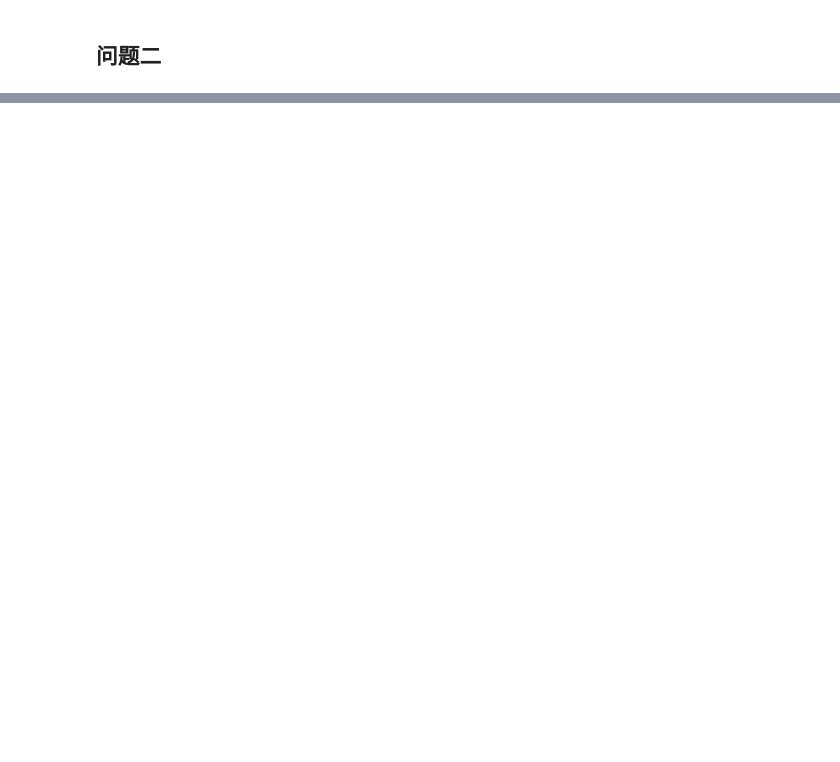
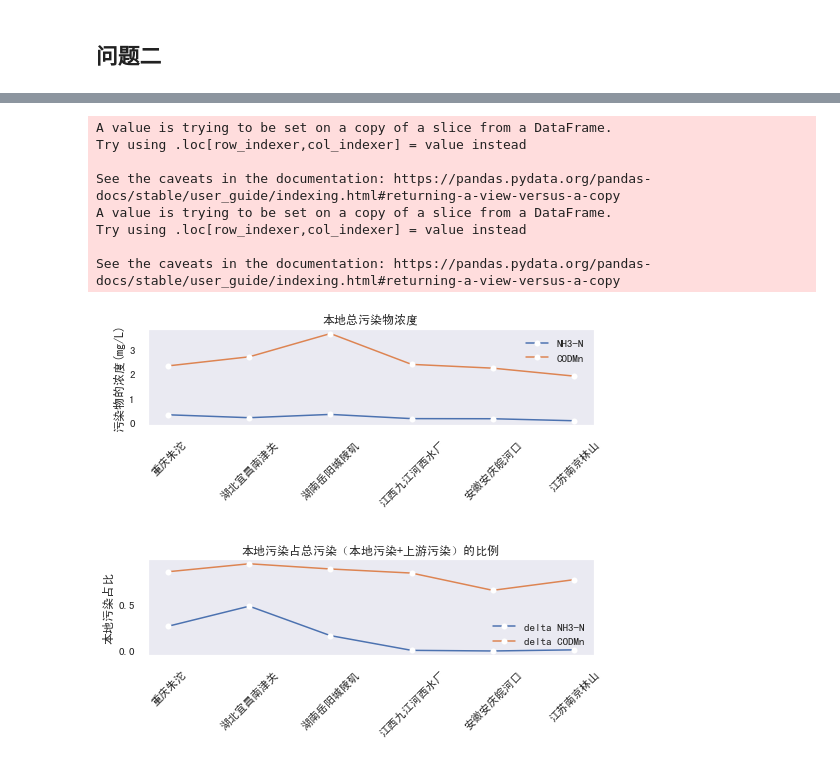
Before and after one commit to XuRui314/MathematicalModeling, a Jupyter notebook: 数模第一次练习.ipynb, the cells around one changed output, grey strips where cells are left out. Drawn from its saved outputs; the diff is of its cells as text; code cells hidden in the pictures; blank space fills up the shorter version.

```diff
--- a/数模第一次练习.ipynb
+++ b/数模第一次练习.ipynb
@@ -157,3 +172,12 @@ sns.histplot(data['NH'] , kde=True)
+# %%
+from matplotlib.font_manager import fontManager
+import matplotlib as mpl
+
+# 改style要在改font之前
+plt.style.use('seaborn')
+
+fontManager.addfont('SimHei .ttf')
+mpl.rc('font', family='SimHei')
 # %%
 # -*- coding: utf-8 -*-
 
@@ -322,67 +346,71 @@ import numpy as np
 from collections import Counter
 import matplotlib.pyplot as plt
 
-distance_df = pd.read_excel(station_info_path, sheet_name='站点间距离', sep='\t')
-velocity_df = pd.read_excel(station_info_path, sheet_name='水流速', sep='\t')
+velocity_df = pd.read_csv("speed.csv",encoding='gbk') # 编码注意一下
 
 date_lst = ['%s-%02d' % (i.year, i.month) for i in pd.date_range('2004-04', '2005-05', freq='m')]
-col_name_lst = ['年月', '点位名称', 'NH3-N', 'CODMn']
-station_lst = distance_df['站点'].tolist()
-data = data[data['断面情况'].str.contains('干流') & data['年月'].isin(date_lst)][col_name_lst]
+data_new = data[data['断面情况'].str.contains('干流') & data.index.isin(date_lst)][['点位名称','Mn','NH']] # 筛选一下数据
 
-coef = 0.2  # 降解系数
-distance_lst = distance_df['距离'].to_list()
+distance_lst = [0,950,1728,2123,2623,2787,3251]
 s_lst = [distance_lst[i] - distance_lst[i - 1] for i in range(1, len(distance_lst))]  # 相邻两站点的路程  单位：km
+
 df_result = pd.DataFrame()
+
 for i in range(len(date_lst)):
     now_date = date_lst[i]  # 当前的站点
-    tmp = data[data['年月'].str.contains(now_date)]
+    tmp = data_new[data_new.index.str.contains(now_date)]
     v_lst = velocity_df[velocity_df['年月'] == now_date].values[0][1:]  # 当前站的水流速 单位：m/s
     t_lst = [(1000 * s) / (v * 3600 * 24) for v, s in zip(v_lst[1:], s_lst)]
     rest = [0] + [pow(math.e, -0.2 * t) for t in t_lst]  # 上一个站到下一个站剩余的浓度
 
     # delta = 当前站的浓度-上一个站剩余的浓度，如果delta>0, 说明当前站的污染物来自两部分：上一站和当前站
     # (a - b)/a表示 本地污染占总污染（本地污染+上游污染）的比例
-    tmp['delta_CODMn'] = [round((a - b)/a, 2) if a - b > 0 else 0 for a, b in zip(tmp['CODMn'], rest)]
-    tmp['delta_NH3-N'] = [round((a - b)/a, 2) if a - b > 0 else 0 for a, b in zip(tmp['NH3-N'], rest)]
+    tmp['delta_CODMn'] = [round((a - b)/a, 2) if a - b > 0 else 0 for a, b in zip(tmp['Mn'], rest)]
+    tmp['delta_NH3-N'] = [round((a - b)/a, 2) if a - b > 0 else 0 for a, b in zip(tmp['NH'], rest)]
     df_result = df_result.append(tmp)
 
 # 画站点一年的均值图（柱状图）
 y_delta_CODMn_mean_lst = []
 y_delta_NH3_mean_lst = []
 y_CODMn_mean_lst = []
 y_NH3_mean_lst = []
 x = []
 for station_id in Counter(df_result['点位名称']).keys():
     if station_id != '四川攀枝花龙洞': # 去掉第一个站点，因为没有上一站点，所以无法判断污染物来自于上游还是本地
         df_tmp = df_result[df_result['点位名称'] == station_id]
         y_delta_CODMn_mean_lst.append(df_tmp['delta_CODMn'].mean())
         y_delta_NH3_mean_lst.append(df_tmp['delta_NH3-N'].mean())
-        y_CODMn_mean_lst.append(df_tmp['CODMn'].mean())
-        y_NH3_mean_lst.append(df_tmp['NH3-N'].mean())
+        y_CODMn_mean_lst.append(df_tmp['Mn'].mean())
+        y_NH3_mean_lst.append(df_tmp['NH'].mean())
         x.append(station_id)
 
 plt.figure()
-plt.subplot(2,1,1)
+plt.subplot(3,1,1)
 plt.plot(x, y_NH3_mean_lst, marker='o', mfc='w', label='NH3-N')
 plt.plot(x, y_CODMn_mean_lst, marker='o', mfc='w', label='CODMn')
 plt.xticks(rotation=45)
-plt.rcParams['font.sans-serif'] = ['SimHei']
-plt.rcParams['axes.unicode_minus'] = False  # 以上两行代码功能：在图像上现实中文
 plt.legend()
 plt.grid()
 plt.ylabel('污染物的浓度(mg/L)')
 plt.title('本地总污染物浓度')
 
-plt.subplot(2,1,2)
+plt.subplot(3,1,3)
 plt.plot(x, y_delta_NH3_mean_lst, marker='o', mfc='w', label='delta NH3-N')
 plt.plot(x, y_delta_CODMn_mean_lst, marker='o', mfc='w', label='delta CODMn')
 plt.xticks(rotation=45)
-plt.rcParams['font.sans-serif'] = ['SimHei']
-plt.rcParams['axes.unicode_minus'] = False  # 以上两行代码功能：在图像上现实中文
 plt.legend()
 plt.grid()
 plt.ylabel('本地污染占比')
 plt.title('本地污染占总污染（本地污染+上游污染）的比例')
 
 plt.show()
+# %% [output]
+A value is trying to be set on a copy of a slice from a DataFrame.
+Try using .loc[row_indexer,col_indexer] = value instead
+
+See the caveats in the documentation: https://pandas.pydata.org/pandas-docs/stable/user_guide/indexing.html#returning-a-view-versus-a-copy
+A value is trying to be set on a copy of a slice from a DataFrame.
+Try using .loc[row_indexer,col_indexer] = value instead
+
+See the caveats in the documentation: https://pandas.pydata.org/pandas-docs/stable/user_guide/indexing.html#returning-a-view-versus-a-copy
+[figure, added]
```
Also changed, not shown: parts of 35 cells of this notebook.
